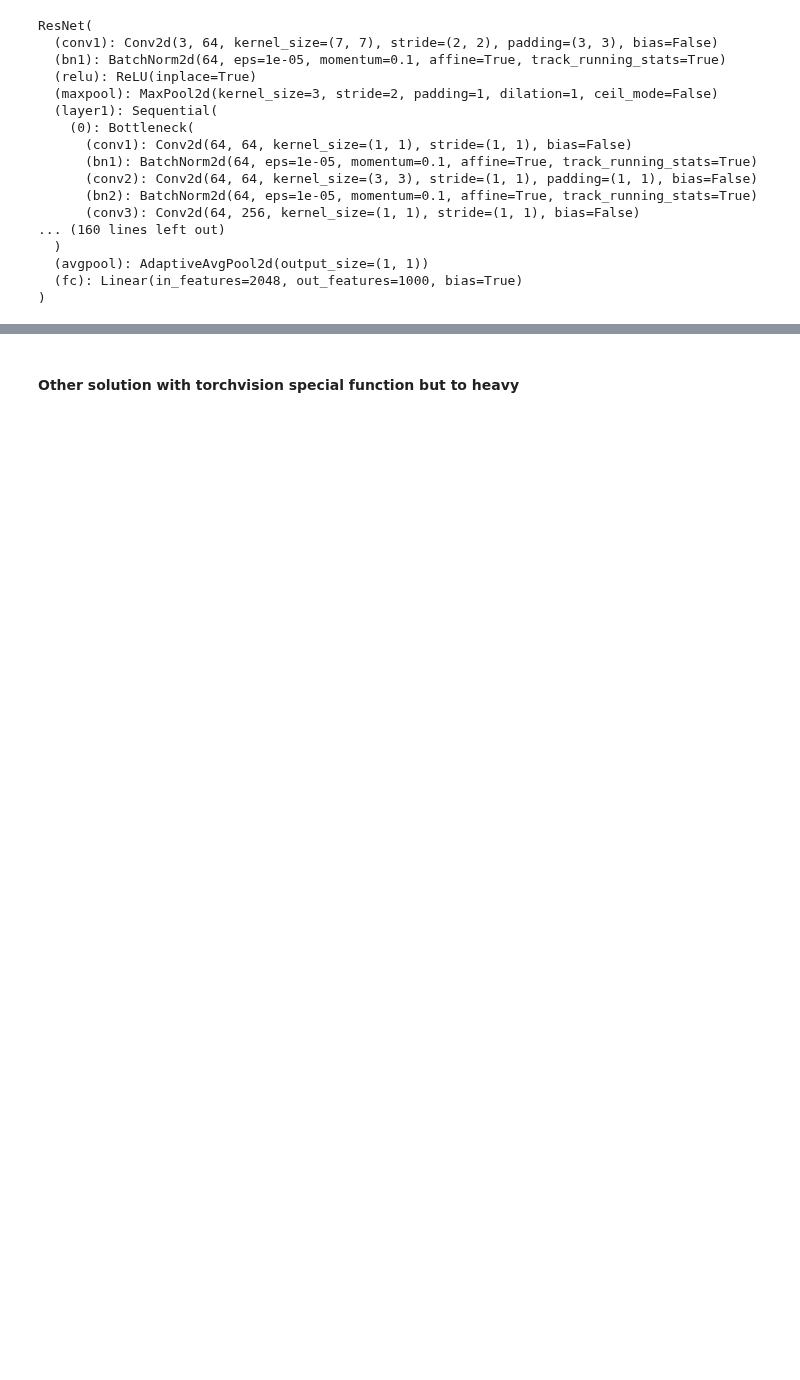
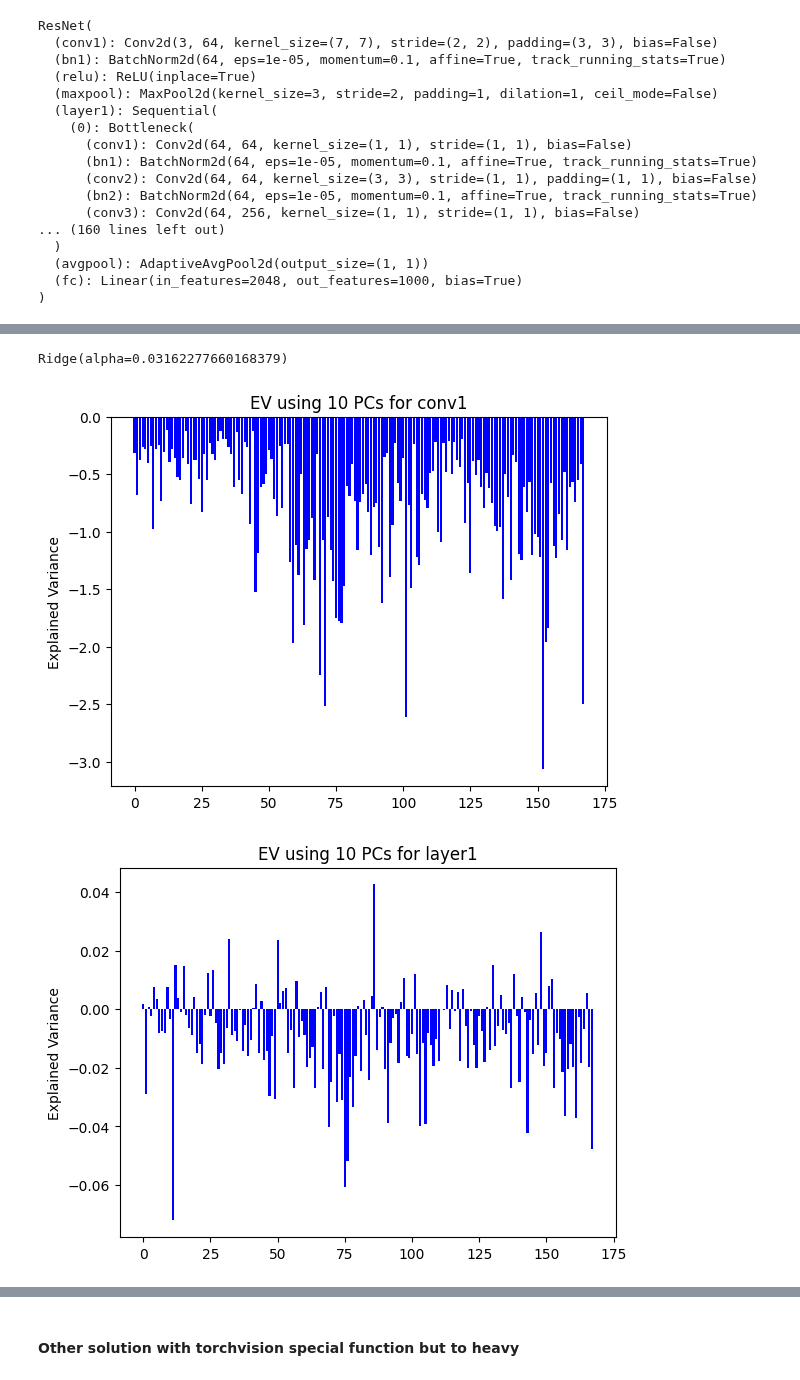
Before and after one commit to barbaragrosjean/Brain_like_mini_project, a Jupyter notebook: week6.ipynb, the cells around one changed output, grey strips where cells are left out. Saved outputs shown, nothing was run; the diff lists cells and outputs as text; code cells hidden in the pictures; blank space fills up the shorter version.

```diff
--- a/week6.ipynb
+++ b/week6.ipynb
@@ -328,13 +316,31 @@ resnet50_model(input_)
+# %%
+#to deleat when we will to it with the full data set and PC1000
+
+# Project the stimulus on its first 10 PCs
+pca = PCA(n_components=10)
+X_reduced = pca.fit_transform(X[:100])
+
+# Re-train with lower-dimensional data
+ridge_model_reduced_10 = Ridge(alpha=best_alpha)
+ridge_model_reduced_10.fit(X_reduced, y)
+# %% [output]
+Ridge(alpha=0.03162277660168379)
 # %%
 # Use the PCs of each layer to predict the neural activity using the linear regression model developed before.
 out = {}
 for layer_name, activation in activations.items():
-    out[layer_name] = ridge_model.predict(activation)
+    out[layer_name] = ridge_model_reduced_10.predict(activation) #expected 1000 features
+# %%
+correlation = {}
+explained_variance = {}
 # %%
 # Compute the goodness of fit using the correlation and explained variance metrics.
 # Do we predict the neural activity better than before?
 for layer_name, activation in activations.items():
     y_pred = out[layer_name]
+    correlation_scores = []
+    explained_variance_scores = []
+
     for i in range(y_pred.shape[1]):
         # Correlation
         corr = np.corrcoef(y[:, i], y_pred[:, i])[0, 1]
@@ -349,8 +355,12 @@ for layer_name, activation in activations.items():
 # %%
 # Plot the distribution of explained variance with respect to the layer of the network, order them based on the depth.
 # How does the neural activity changes across the model layers, can you make some statements about it?
 
 for layer_name, expl_var in explained_variance.items():
-    plt.bar(range(y.shape[1]), expl_var, color='blue')
-    plt.ylabel('Explained Variance')
-    plt.title('EV using 1000 PCs for {layer_name}'.format())
+    fig, ax = plt.subplots()
+    ax.bar(range(len(expl_var)), expl_var, color='blue')
+    ax.set_ylabel('Explained Variance')
+    ax.set_title(f"EV using 10 PCs for {layer_name}")
+# %% [output]
+[figure, added]
+[figure, added]
```
Also changed, not shown: parts of 25 cells of this notebook.
